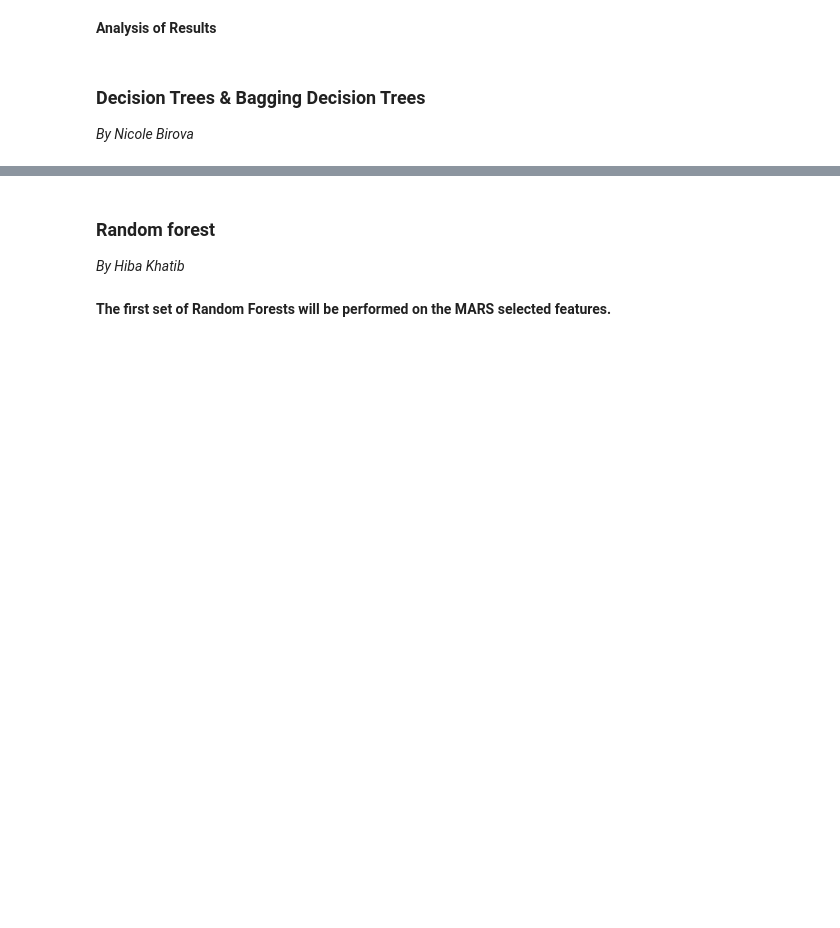
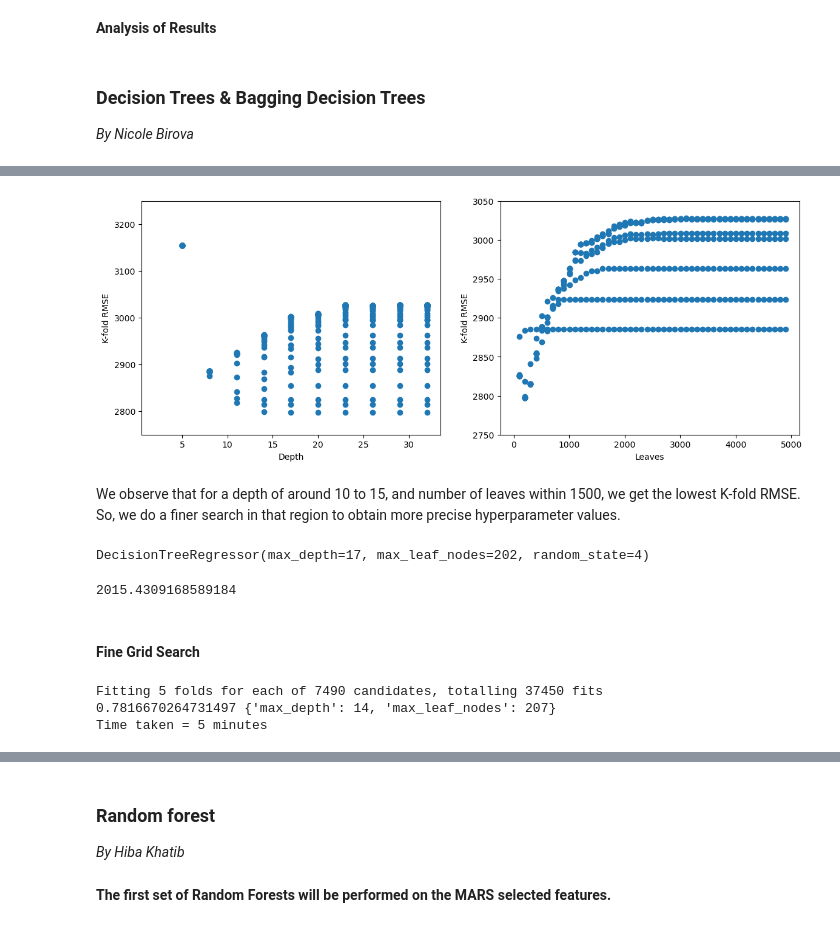
Before and after one commit to hibakhatib/Stat303-3-Final-Project, a Jupyter notebook: Final Project Code - Used Cars.ipynb, the cells around one changed output, grey strips where cells are left out. Saved outputs shown, nothing was run; the diff lists cells and outputs as text; code cells hidden in the pictures; blank space fills up the shorter version.

```diff
--- a/Final Project Code - Used Cars.ipynb
+++ b/Final Project Code - Used Cars.ipynb
@@ -1345,0 +1400,46 @@ print("Tuned BaggingRegressor R2", r2_score(y_test_mars, opt_grid.predict(X_test
+# %%
+#Detailed results of k-fold cross validation
+cv_results = pd.DataFrame(model.cv_results_)
+#cv_results.head()
+# %%
+fig, axes = plt.subplots(1,2,figsize=(14,5))
+plt.subplots_adjust(wspace=0.2)
+axes[0].plot(cv_results.param_max_depth, np.sqrt(-cv_results.mean_test_neg_mean_squared_error), 'o')
+axes[0].set_ylim([2750, 3250])
+axes[0].set_xlabel('Depth')
+axes[0].set_ylabel('K-fold RMSE')
+axes[1].plot(cv_results.param_max_leaf_nodes, np.sqrt(-cv_results.mean_test_neg_mean_squared_error), 'o')
+axes[1].set_ylim([2750, 3050])
+axes[1].set_xlabel('Leaves')
+axes[1].set_ylabel('K-fold RMSE');
+# %% [output]
+[figure, added]
+# %% [markdown]
+We observe that for a depth of around 10 to 15, and number of leaves within 1500, we get the lowest
+K-fold RMSE. So, we do a finer search in that region to obtain more precise hyperparameter values.
+# %%
+#Developing the tree based on optimal hyperparameters found by Course Grid
+model = DecisionTreeRegressor(random_state=4, max_depth=17,max_leaf_nodes=202)
+model.fit(X, y)
+# %% [output]
+DecisionTreeRegressor(max_depth=17, max_leaf_nodes=202, random_state=4)
+# %%
+#RMSE on test data for Course Grid
+np.sqrt(mean_squared_error(y_test, model.predict(X_test)))
+# %% [output]
+2015.4309168589184
+# %% [markdown]
+#### Fine Grid Search
+# %%
+#Finding cross-validation error for trees
+start_time = tm.time()
+parameters = {'max_depth':range(10,15),'max_leaf_nodes':range(2,1500)}
+cv = KFold(n_splits = 5,shuffle=True,random_state=4)
+model = GridSearchCV(DecisionTreeRegressor(random_state=4), parameters, n_jobs=-1,verbose=1,cv=cv)
+model.fit(X, y)
+print (model.best_score_, model.best_params_)
+print("Time taken =", round((tm.time() - start_time)/60), "minutes")
+# %% [output]
+Fitting 5 folds for each of 7490 candidates, totalling 37450 fits
+0.7816670264731497 {'max_depth': 14, 'max_leaf_nodes': 207}
+Time taken = 5 minutes
```
Also changed, not shown: parts of 59 cells of this notebook, 1 other file.
